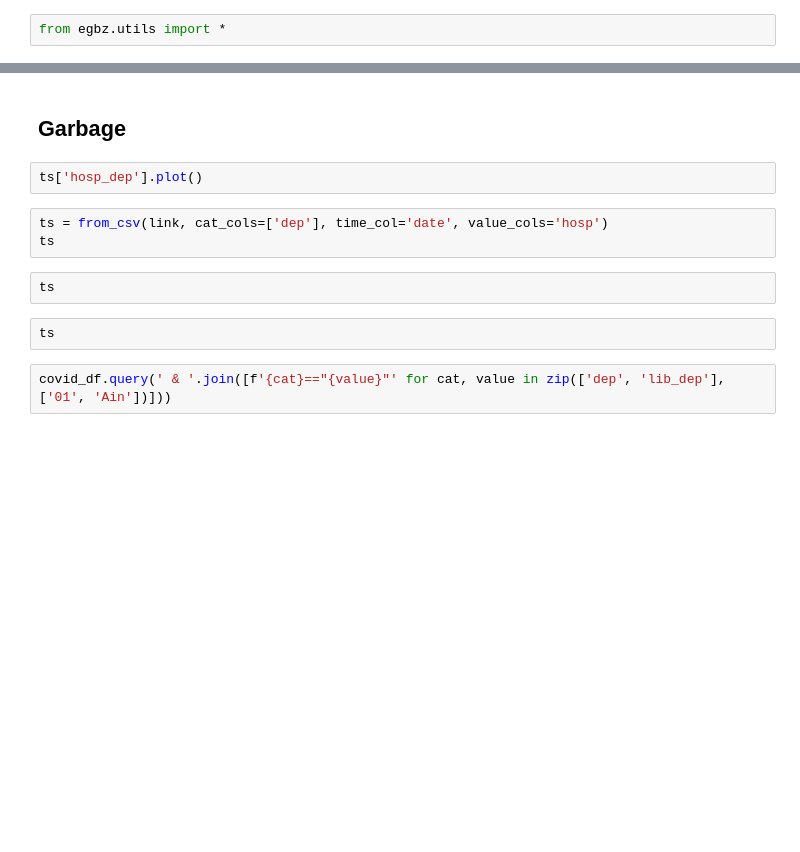
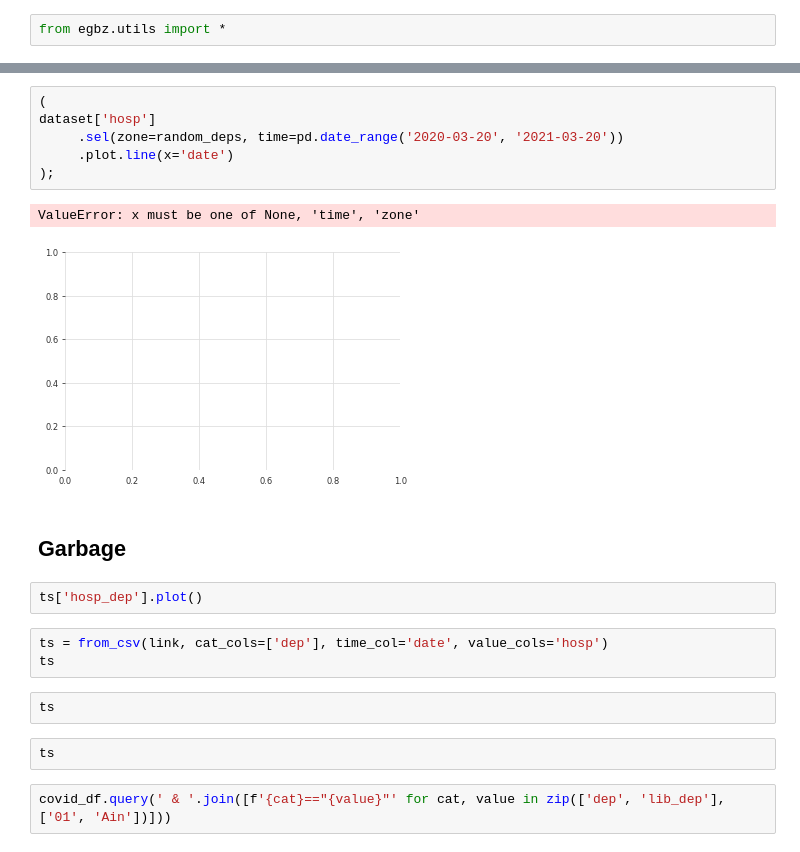
Before and after one commit to limiteinductive/elaine_and_the_gentle_boyz, a Jupyter notebook: notebooks/darts.ipynb, the cells around one changed output, grey strips where cells are left out. Drawn from its saved outputs; the diff is of its cells as text; blank space fills up the shorter version.

```diff
--- a/notebooks/darts.ipynb
+++ b/notebooks/darts.ipynb
@@ -59,3 +185,12 @@ Data variables:
+# %%
+(
+dataset['hosp']
+     .sel(zone=random_deps, time=pd.date_range('2020-03-20', '2021-03-20'))
+     .plot.line(x='date')
+);
+# %% [output]
+ValueError: x must be one of None, 'time', 'zone'
+[figure, added]
 # %% [markdown]
 ## Garbage
 # %%
```
Also changed, not shown: parts of 26 cells of this notebook, 1 other file.
